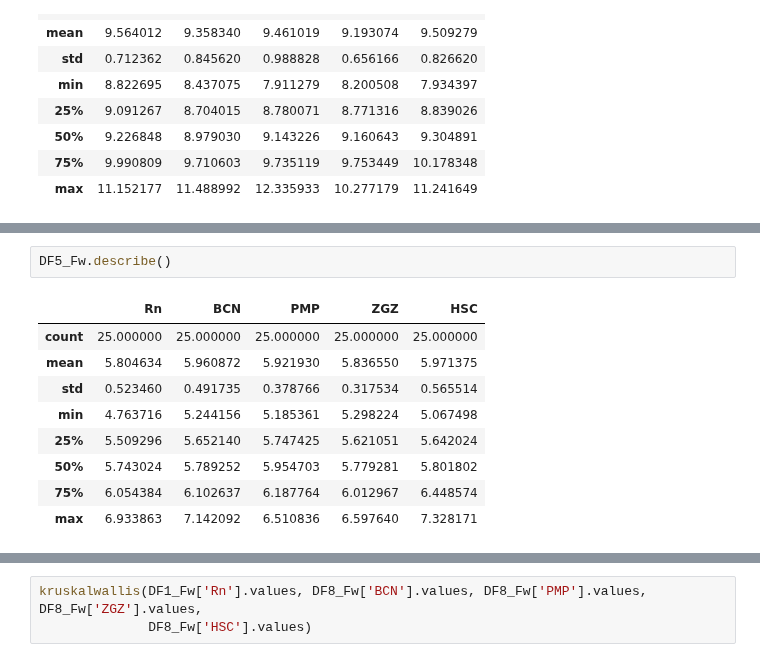
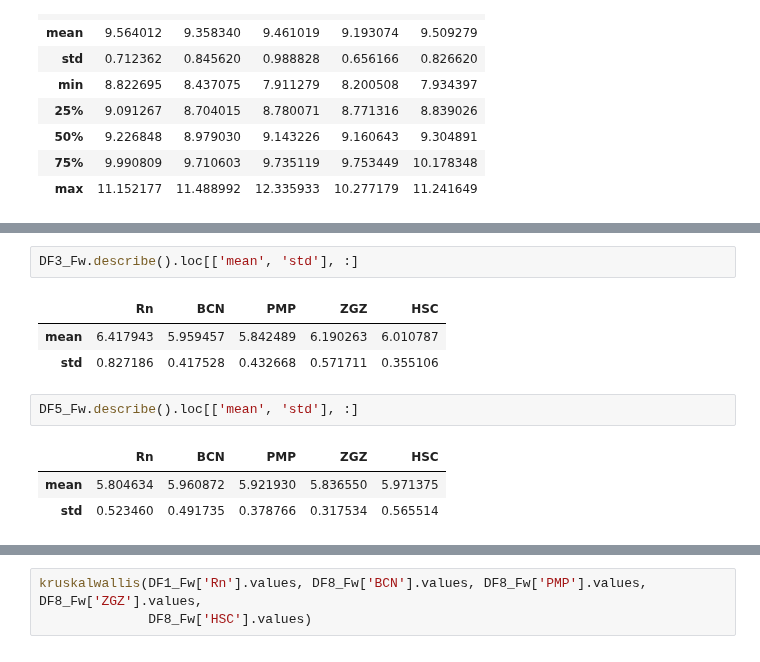
Before and after one commit to TsspGit/Rn_Time_Series, a Jupyter notebook: AEMET/Codes_Daily/Statistical_Analysis.ipynb, the cells around one changed output, grey strips where cells are left out. Saved outputs shown, nothing was run; the diff lists cells and outputs as text.

```diff
--- a/AEMET/Codes_Daily/Statistical_Analysis.ipynb
+++ b/AEMET/Codes_Daily/Statistical_Analysis.ipynb
@@ -203,12 +192,12 @@ Name: std, dtype: float64
+# %%
+DF3_Fw.describe().loc[['mean', 'std'], :]
+# %% [output]
+|  | Rn | BCN | PMP | ZGZ | HSC |
+| mean | 6.417943 | 5.959457 | 5.842489 | 6.190263 | 6.010787 |
+| std | 0.827186 | 0.417528 | 0.432668 | 0.571711 | 0.355106 |
 # %%
-DF5_Fw.describe()
+DF5_Fw.describe().loc[['mean', 'std'], :]
 # %% [output]
 |  | Rn | BCN | PMP | ZGZ | HSC |
-| count | 25.000000 | 25.000000 | 25.000000 | 25.000000 | 25.000000 |
 | mean | 5.804634 | 5.960872 | 5.921930 | 5.836550 | 5.971375 |
 | std | 0.523460 | 0.491735 | 0.378766 | 0.317534 | 0.565514 |
-| min | 4.763716 | 5.244156 | 5.185361 | 5.298224 | 5.067498 |
-| 25% | 5.509296 | 5.652140 | 5.747425 | 5.621051 | 5.642024 |
-| 50% | 5.743024 | 5.789252 | 5.954703 | 5.779281 | 5.801802 |
-| 75% | 6.054384 | 6.102637 | 6.187764 | 6.012967 | 6.448574 |
-| max | 6.933863 | 7.142092 | 6.510836 | 6.597640 | 7.328171 |
```
Also changed, not shown: parts of 3 cells of this notebook.
